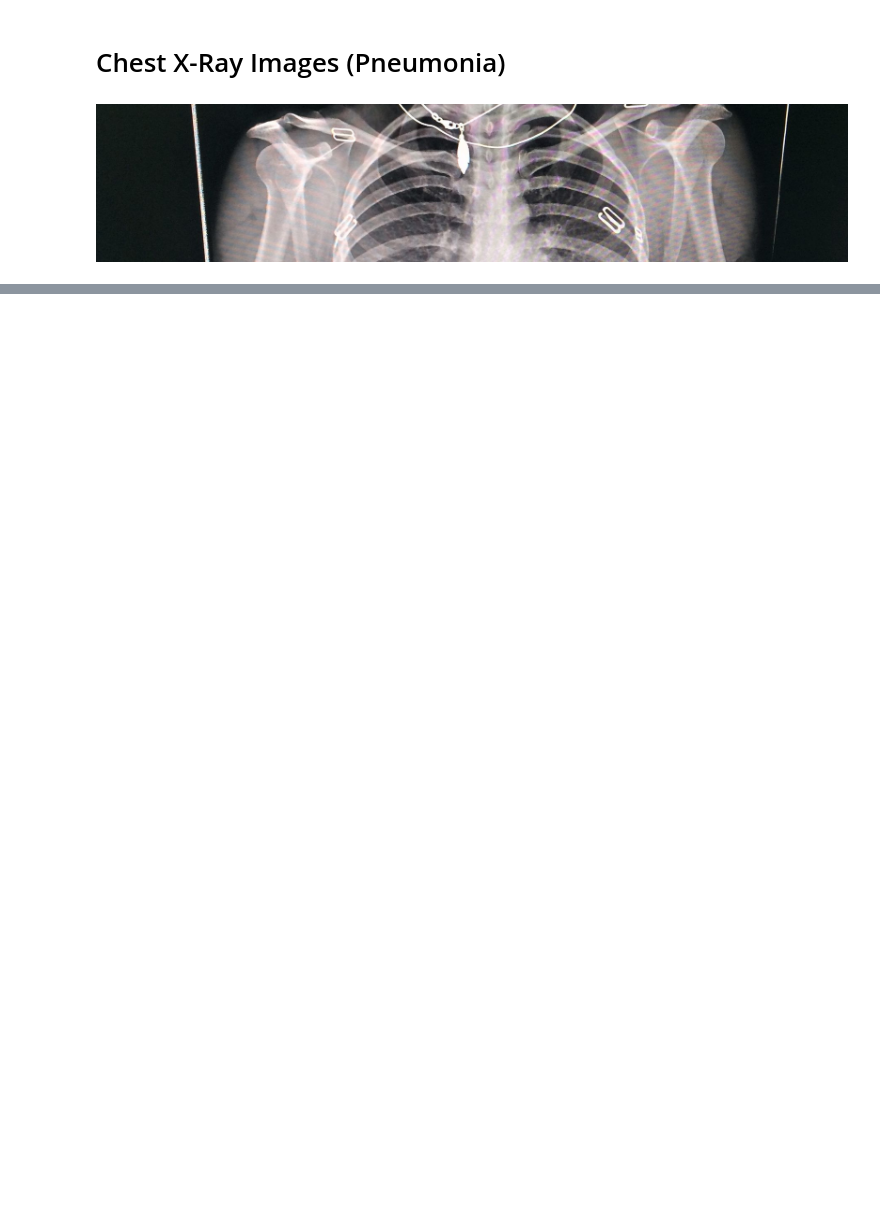
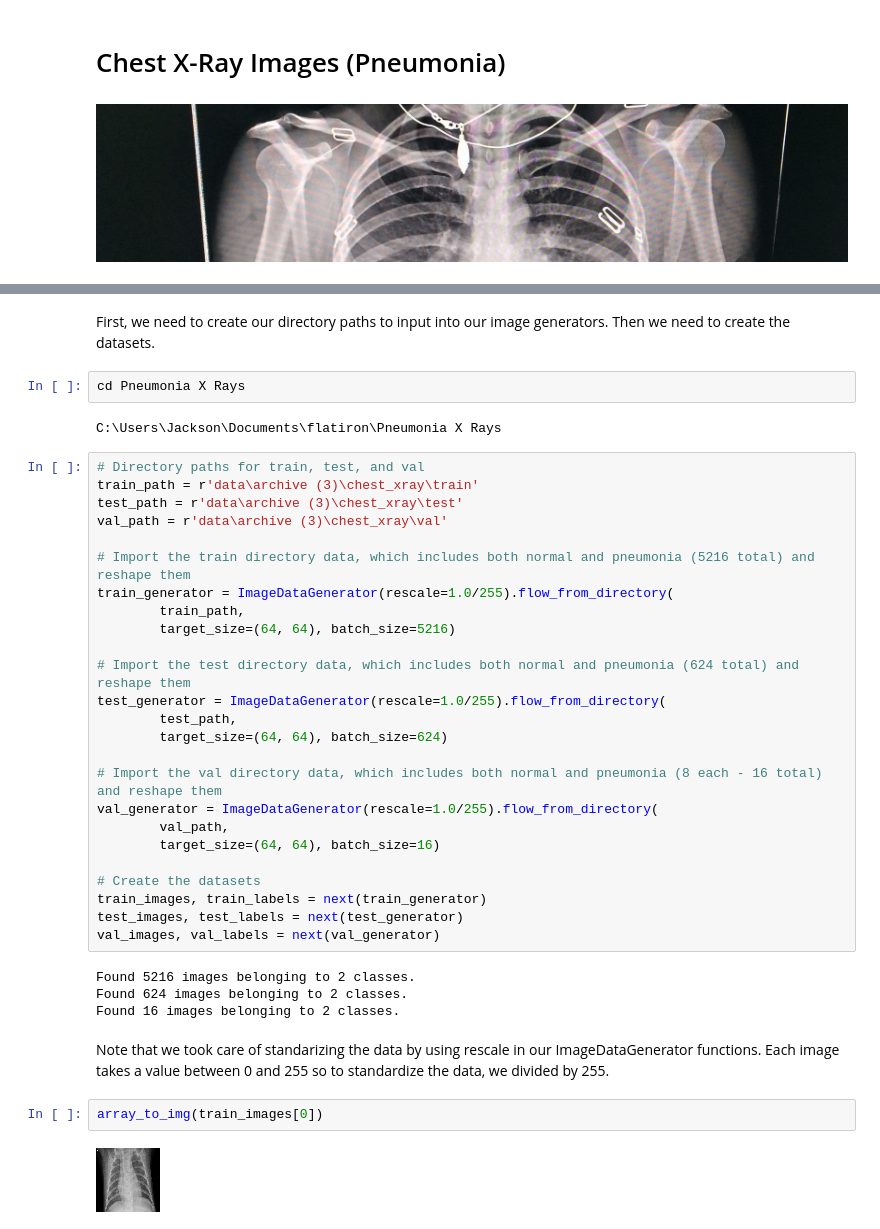
Before and after one commit to kmcneil901/Chest-X-Rays-Pneumonia-CNN, a Jupyter notebook: Main Notebook Page.ipynb, the cells around one changed output, grey strips where cells are left out. Drawn from its saved outputs; the diff is of its cells as text; blank space fills up the shorter version.

```diff
--- a/Main Notebook Page.ipynb
+++ b/Main Notebook Page.ipynb
@@ -16,0 +24,42 @@ METHODOLOGY:
+# %% [markdown]
+First, we need to create our directory paths to input into our image generators.
+Then we need to create the datasets.
+# %%
+cd Pneumonia X Rays
+# %% [output]
+C:\Users\Jackson\Documents\flatiron\Pneumonia X Rays
+# %%
+# Directory paths for train, test, and val
+train_path = r'data\archive (3)\chest_xray\train'
+test_path = r'data\archive (3)\chest_xray\test'
+val_path = r'data\archive (3)\chest_xray\val'
+
+# Import the train directory data, which includes both normal and pneumonia (5216 total) and reshape them
+train_generator = ImageDataGenerator(rescale=1.0/255).flow_from_directory(
+        train_path,
+        target_size=(64, 64), batch_size=5216)
+
+# Import the test directory data, which includes both normal and pneumonia (624 total) and reshape them
+test_generator = ImageDataGenerator(rescale=1.0/255).flow_from_directory(
+        test_path,
+        target_size=(64, 64), batch_size=624)
+
+# Import the val directory data, which includes both normal and pneumonia (8 each - 16 total) and reshape them
+val_generator = ImageDataGenerator(rescale=1.0/255).flow_from_directory(
+        val_path,
+        target_size=(64, 64), batch_size=16)
+
+# Create the datasets
+train_images, train_labels = next(train_generator)
+test_images, test_labels = next(test_generator)
+val_images, val_labels = next(val_generator)
+# %% [output]
+Found 5216 images belonging to 2 classes.
+Found 624 images belonging to 2 classes.
+Found 16 images belonging to 2 classes.
+# %% [markdown]
+Note that we took care of standarizing the data by using rescale in our ImageDataGenerator functions. Each image takes a value between 0 and 255 so to standardize the data, we divided by 255.
+# %%
+array_to_img(train_images[0])
+# %% [output]
+[figure, added]
```
Also changed, not shown: parts of 128 cells of this notebook.
